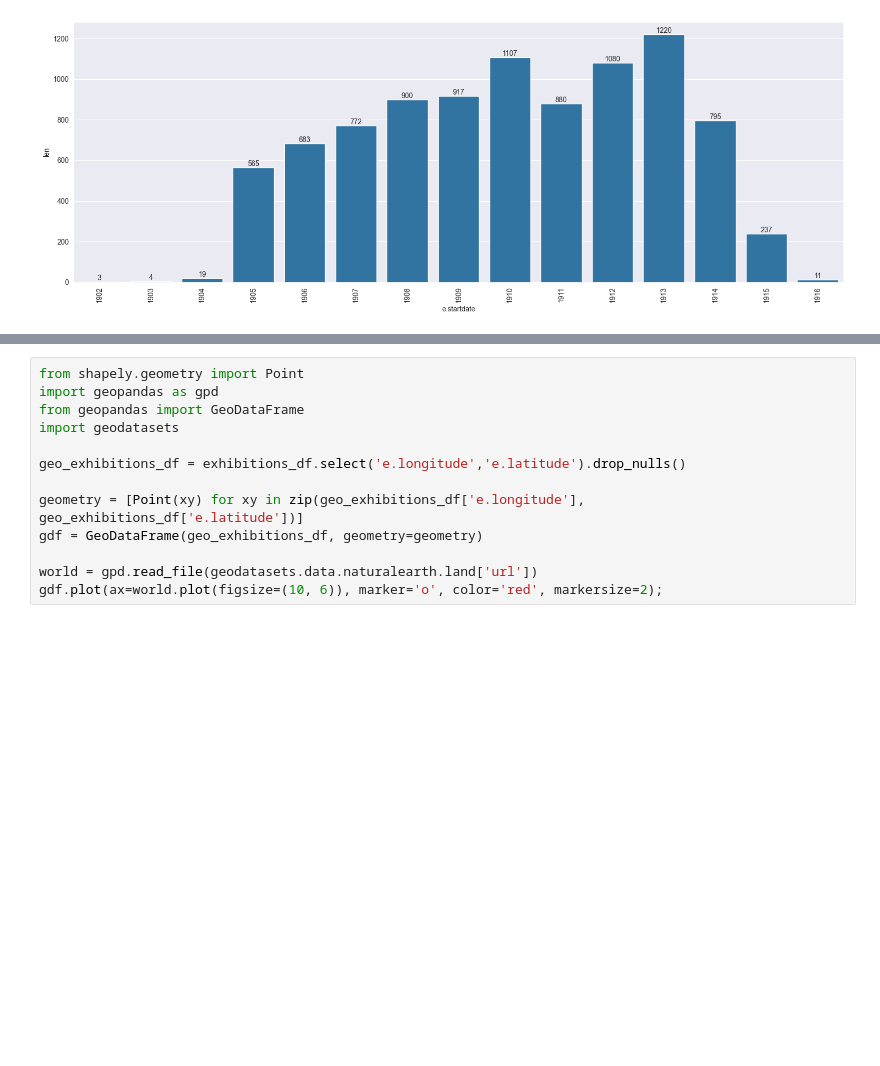
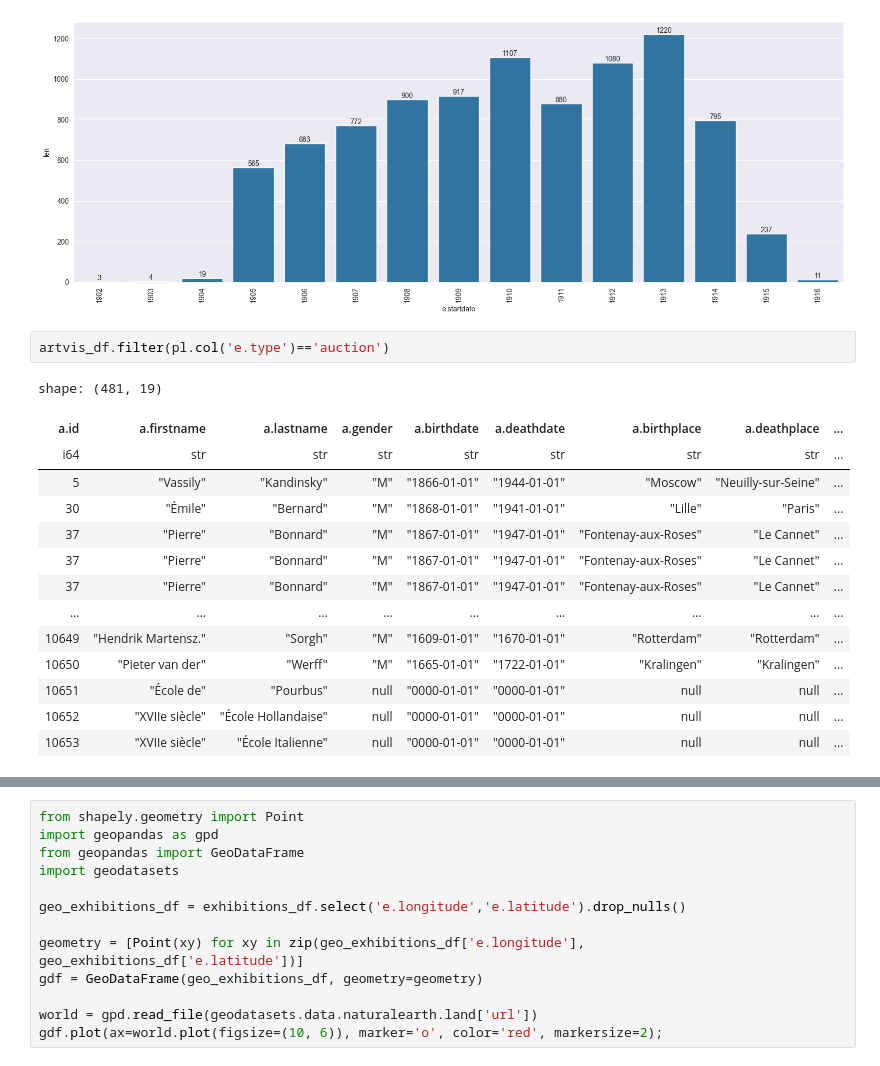
Before and after one commit to rolandramp/infoVis24G4, a Jupyter notebook: InfoVis24G4Ex1/Analysis.ipynb, the cells around one changed output, grey strips where cells are left out. Cells and saved outputs as stored; diff of their text form; blank space fills up the shorter version.

```diff
--- a/InfoVis24G4Ex1/Analysis.ipynb
+++ b/InfoVis24G4Ex1/Analysis.ipynb
@@ -184,3 +184,20 @@ plot
 # %% [output]
 <Axes: xlabel='e.startdate', ylabel='len'>
 [figure]
+# %%
+artvis_df.filter(pl.col('e.type')=='auction')
+# %% [output]
+shape: (481, 19)
+| a.id | a.firstname | a.lastname | a.gender | a.birthdate | a.deathdate | a.birthplace | a.deathplace | ... |
+| i64 | str | str | str | str | str | str | str | ... |
+| 5 | "Vassily" | "Kandinsky" | "M" | "1866-01-01" | "1944-01-01" | "Moscow" | "Neuilly-sur-Seine" | ... |
+| 30 | "Émile" | "Bernard" | "M" | "1868-01-01" | "1941-01-01" | "Lille" | "Paris" | ... |
+| 37 | "Pierre" | "Bonnard" | "M" | "1867-01-01" | "1947-01-01" | "Fontenay-aux-Roses" | "Le Cannet" | ... |
+| 37 | "Pierre" | "Bonnard" | "M" | "1867-01-01" | "1947-01-01" | "Fontenay-aux-Roses" | "Le Cannet" | ... |
+| 37 | "Pierre" | "Bonnard" | "M" | "1867-01-01" | "1947-01-01" | "Fontenay-aux-Roses" | "Le Cannet" | ... |
+| … | … | … | … | … | … | … | … | ... |
+| 10649 | "Hendrik Martensz." | "Sorgh" | "M" | "1609-01-01" | "1670-01-01" | "Rotterdam" | "Rotterdam" | ... |
+| 10650 | "Pieter van der" | "Werff" | "M" | "1665-01-01" | "1722-01-01" | "Kralingen" | "Kralingen" | ... |
+| 10651 | "École de" | "Pourbus" | null | "0000-01-01" | "0000-01-01" | null | null | ... |
+| 10652 | "XVIIe siècle" | "École Hollandaise" | null | "0000-01-01" | "0000-01-01" | null | null | ... |
+| 10653 | "XVIIe siècle" | "École Italienne" | null | "0000-01-01" | "0000-01-01" | null | null | ... |
```
Also changed, not shown: parts of 5 cells of this notebook.
